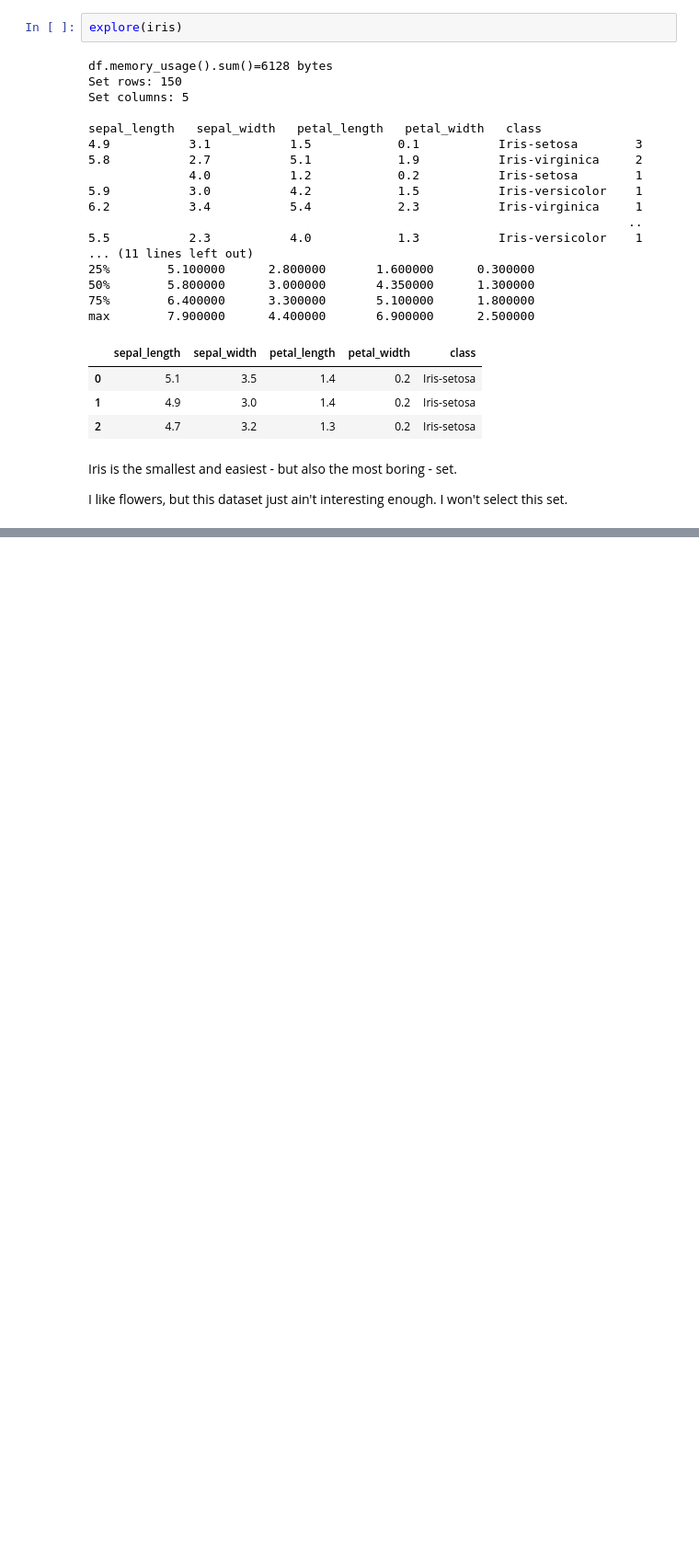
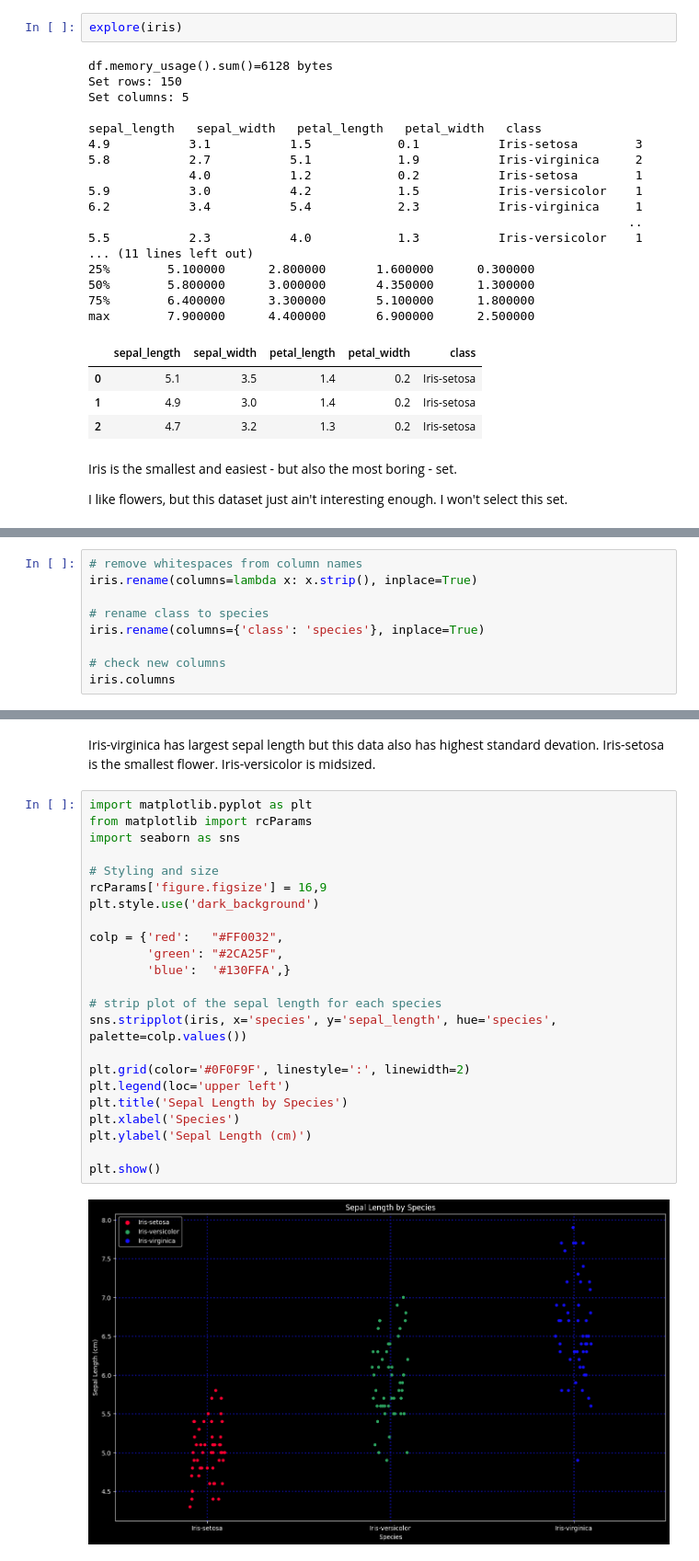
Before and after one commit to wlinds/statistics, a Jupyter notebook: Rapport/rapport.ipynb, the cells around one changed output, grey strips where cells are left out. Shown at 92% size. Cells and saved outputs as stored; diff of their text form; blank space fills up the shorter version.

Commit message:
updated plots and outlier testing

```diff
--- a/Rapport/rapport.ipynb
+++ b/Rapport/rapport.ipynb
@@ -138,0 +145,9 @@ I like flowers, but this dataset just ain't interesting enough. I won't select t
+# %%
+# remove whitespaces from column names
+iris.rename(columns=lambda x: x.strip(), inplace=True)
+
+# rename class to species
+iris.rename(columns={'class': 'species'}, inplace=True)
+
+# check new columns
+iris.columns
@@ -138,0 +245,28 @@ I like flowers, but this dataset just ain't interesting enough. I won't select t
+# %% [markdown]
+Iris-virginica has largest sepal length but this data also has highest standard devation.
+Iris-setosa is the smallest flower. Iris-versicolor is midsized.
+# %%
+import matplotlib.pyplot as plt
+from matplotlib import rcParams
+import seaborn as sns
+
+# Styling and size
+rcParams['figure.figsize'] = 16,9
+plt.style.use('dark_background')
+
+colp = {'red':   "#FF0032",
+        'green': "#2CA25F",
+        'blue':  '#130FFA',}
+
+# strip plot of the sepal length for each species
+sns.stripplot(iris, x='species', y='sepal_length', hue='species', palette=colp.values())
+
+plt.grid(color='#0F0F9F', linestyle=':', linewidth=2)
+plt.legend(loc='upper left')
+plt.title('Sepal Length by Species')
+plt.xlabel('Species')
+plt.ylabel('Sepal Length (cm)')
+
+plt.show()
+# %% [output]
+[figure, added]
```
Also changed, not shown: parts of 22 cells of this notebook.
